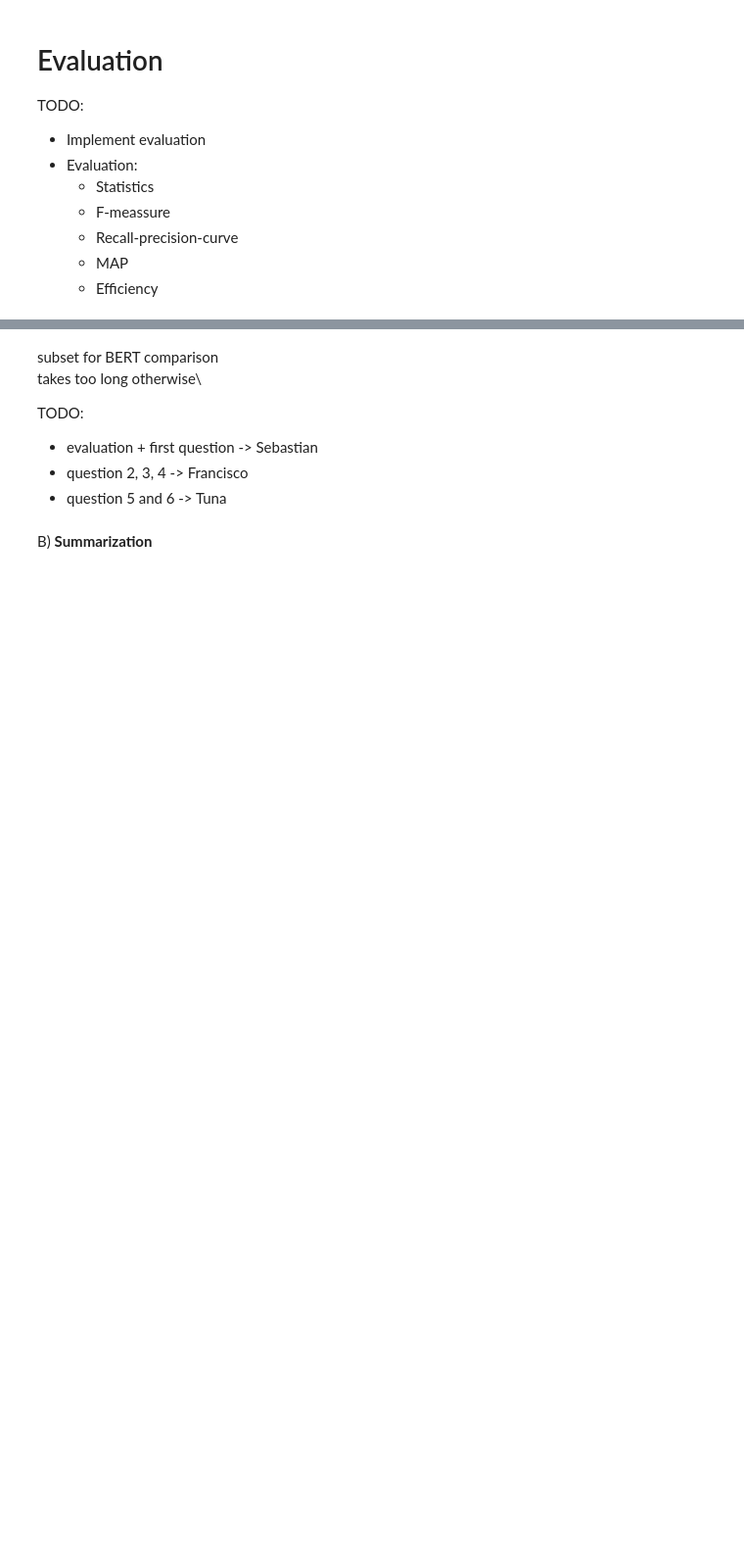
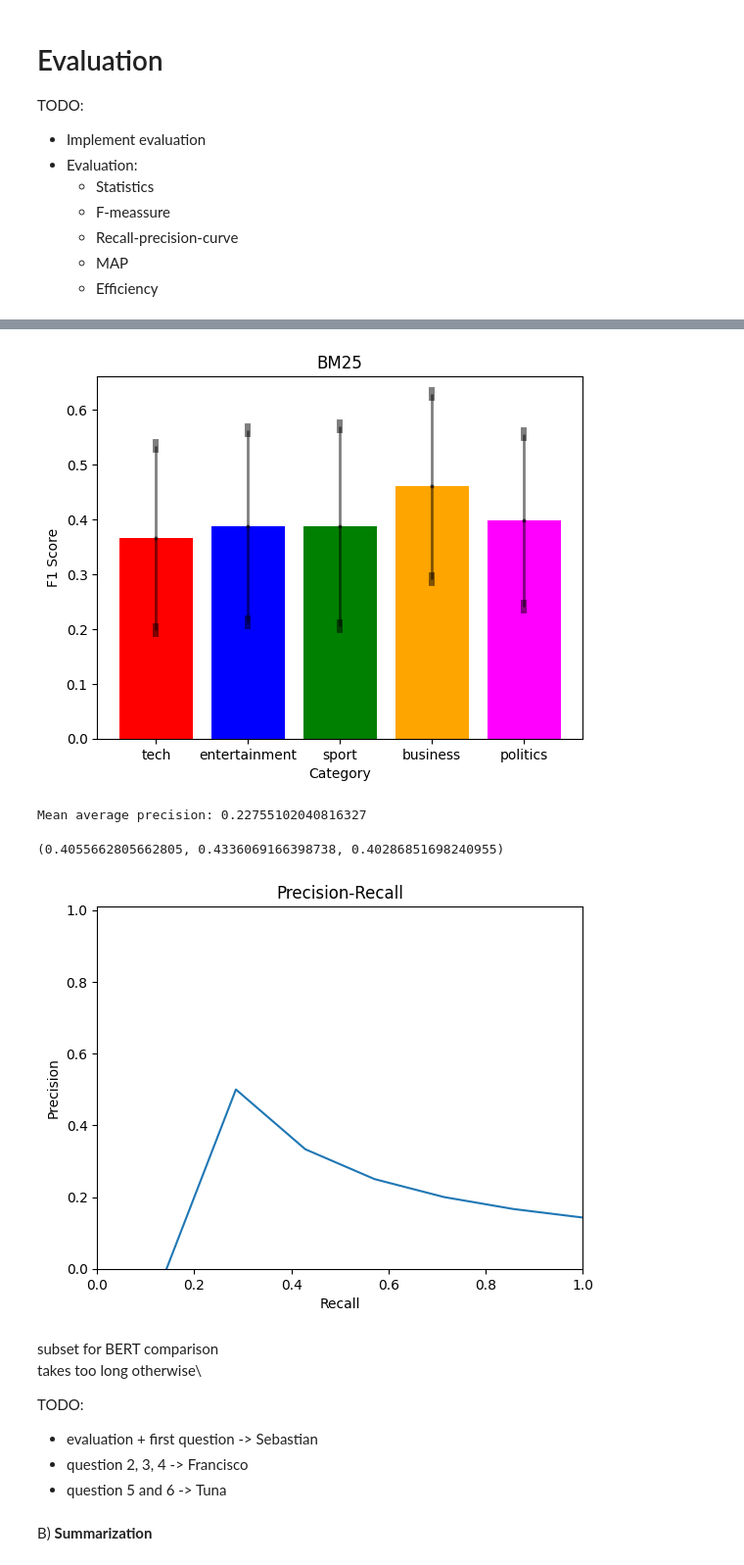
Before and after one commit to 1-0-GO/PRI2024, a Jupyter notebook: Gxx_P1_notebook.ipynb, the cells around one changed output, grey strips where cells are left out. Shown at 98% size. Saved outputs shown, nothing was run; the diff lists cells and outputs as text; code cells hidden in the pictures; blank space fills up the shorter version.

```diff
--- a/Gxx_P1_notebook.ipynb
+++ b/Gxx_P1_notebook.ipynb
@@ -724,0 +918,3 @@ evaluation(summary_sentence_indices, tf_idf_extract)
+# %%
+with open("./testing/extracts/bm25/categorized_scores.json", "r") as f:
+    bm25_extract = json.load(f)
@@ -725,3 +928,10 @@ evaluation(summary_sentence_indices, tf_idf_extract)
+# %%
+evaluation(categorized_summary_sentence_indices, bm25_extract, category_names=category_names, model_name="BM25")
+# %% [output]
+[figure, added]
+Mean average precision: 0.22755102040816327
+(0.4055662805662805, 0.4336069166398738, 0.40286851698240955)
+[figure, added]
 # %% [markdown]
 subset for BERT comparison\
 takes too long otherwise\
```
Also changed, not shown: parts of 43 cells of this notebook, 5 other files.
